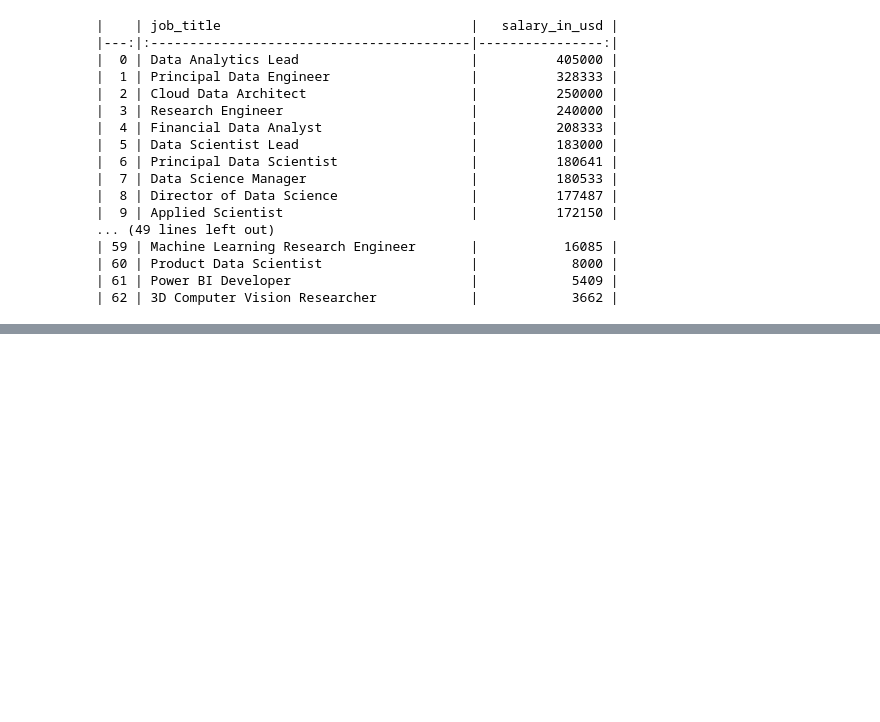
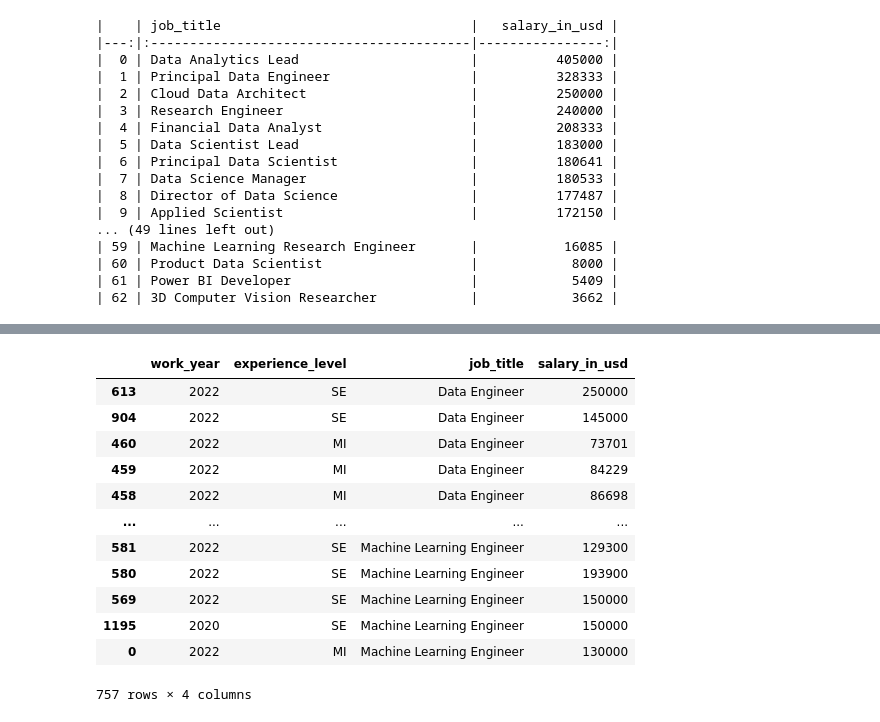
Before and after one commit to MarcelPratikto/CSE-310---Applied-Programming, a Jupyter notebook: Data Analysis/data_analysis.ipynb, the cells around one changed output, grey strips where cells are left out. Saved outputs shown, nothing was run; the diff lists cells and outputs as text; code cells hidden in the pictures; blank space fills up the shorter version.

Commit message:
finished grand question 2 and 3

```diff
--- a/Data Analysis/data_analysis.ipynb
+++ b/Data Analysis/data_analysis.ipynb
@@ -126,0 +129,23 @@ sort_by_salary_average_chart.save("sort_by_salary_average_chart.png")
+# %%
+""" GRAND QUESTION 2
+salary by year
+"""
+salary_by_year = (full_time
+    .query("job_title in ['ML Engineer', 'Machine Learning Engineer', 'Data Engineer', 'Data Scientist']")
+    .sort_values(by="job_title")
+)
+salary_by_year
+# %% [output]
+|  | work_year | experience_level | job_title | salary_in_usd |
+| 613 | 2022 | SE | Data Engineer | 250000 |
+| 904 | 2022 | SE | Data Engineer | 145000 |
+| 460 | 2022 | MI | Data Engineer | 73701 |
+| 459 | 2022 | MI | Data Engineer | 84229 |
+| 458 | 2022 | MI | Data Engineer | 86698 |
+| ... | ... | ... | ... | ... |
+| 581 | 2022 | SE | Machine Learning Engineer | 129300 |
+| 580 | 2022 | SE | Machine Learning Engineer | 193900 |
+| 569 | 2022 | SE | Machine Learning Engineer | 150000 |
+| 1195 | 2020 | SE | Machine Learning Engineer | 150000 |
+| 0 | 2022 | MI | Machine Learning Engineer | 130000 |
+757 rows × 4 columns
```
Also changed, not shown: parts of 6 cells of this notebook, 2 other files.
